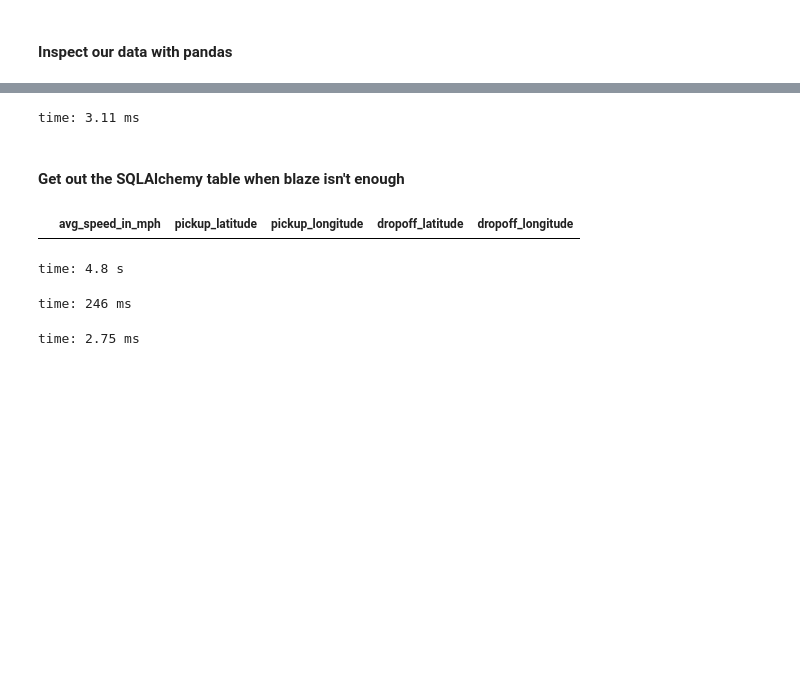
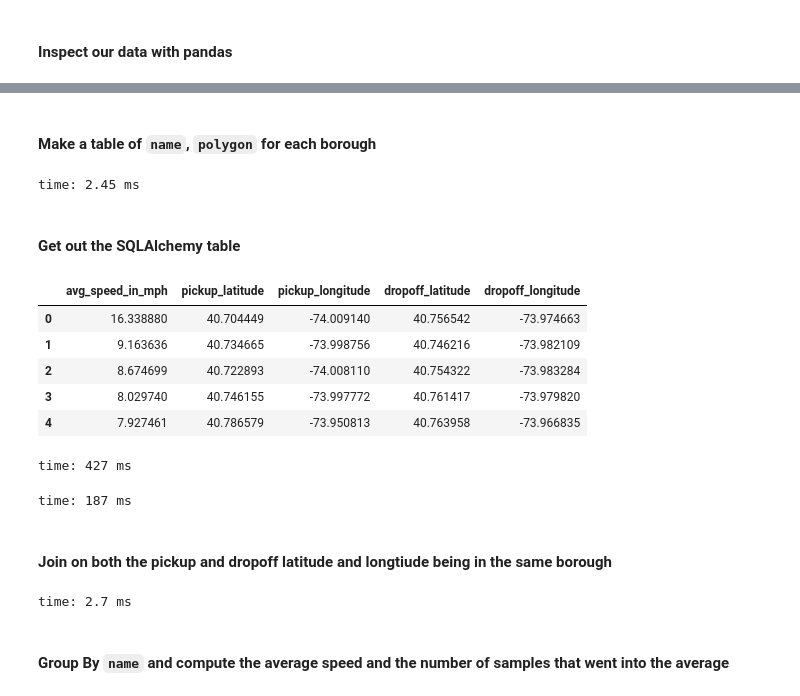
Before and after one commit to cpcloud/strata-nyc-2015, a Jupyter notebook: Strata NYC 2015-postgres.ipynb, the cells around one changed output, grey strips where cells are left out. Saved outputs shown, nothing was run; the diff lists cells and outputs as text; code cells hidden in the pictures; blank space fills up the shorter version.

```diff
--- a/Strata NYC 2015-postgres.ipynb
+++ b/Strata NYC 2015-postgres.ipynb
@@ -12,3 +37,3 @@ time: 1.72 s
 # %%
-d = Data('postgresql://localhost::nyc')
+d = Data('postgresql://localhost/nyc::bigsample')
 # %% [output]
@@ -34,4 +77,8 @@ time: 3.35 ms
 # %%
-max_distance = haversine_distance(start=[40.477399, -74.259090], stop=[40.917577, -73.700272])
+max_distance = d.data.bind.execute(
+    sa.select([
+        f.point(40.477399, -74.259090).op('<@>')(f.point(40.917577, -73.700272))
+    ])
+).scalar()
 max_distance
 # %% [output]
@@ -60,10 +127,6 @@ time: 108 ms
 # %% [markdown]
 ## Add a column containing the average speed in MPH
 # %%
-computed_distance = haversine_distance(start=[valid.pickup_latitude, valid.pickup_longitude],
-                                       stop=[valid.dropoff_latitude, valid.dropoff_longitude])
 trip_time_in_hours = valid.trip_time_in_secs.coerce('float64') / 3600.0
-calcd = transform(valid,
-                  avg_speed_in_mph=valid.trip_distance / trip_time_in_hours,
-                  trip_time_in_hours=trip_time_in_hours)
+calcd = transform(valid, avg_speed_in_mph=valid.trip_distance / trip_time_in_hours)
 # %% [output]
@@ -223,34 +371,45 @@ time: 210 ms
+# %% [markdown]
+#### Make a table of `name`, `polygon` for each borough
 # %%
 bounds = sa.select([
     boros.c.name,
-    sa.func.box(sa.func.point(sa.func.min(boros.c.lon),
-                              sa.func.min(boros.c.lat)),
-                sa.func.point(sa.func.max(boros.c.lon),
-                              sa.func.max(boros.c.lat))).label('boro_box')
+    f.box(
+        f.point(f.min(boros.c.lon), f.min(boros.c.lat)),
+        f.point(f.max(boros.c.lon), f.max(boros.c.lat))
+    ).label('boro_box')
 ]).group_by(boros.c.name).alias()
 # %% [output]
-time: 3.11 ms
+time: 2.45 ms
 # %% [markdown]
-#### Get out the SQLAlchemy table when blaze isn't enough
+#### Get out the SQLAlchemy table
 # %%
-data
+data.head(5)
 # %% [output]
 |  | avg_speed_in_mph | pickup_latitude | pickup_longitude | dropoff_latitude | dropoff_longitude |
+| 0 | 16.338880 | 40.704449 | -74.009140 | 40.756542 | -73.974663 |
+| 1 | 9.163636 | 40.734665 | -73.998756 | 40.746216 | -73.982109 |
+| 2 | 8.674699 | 40.722893 | -74.008110 | 40.754322 | -73.983284 |
+| 3 | 8.029740 | 40.746155 | -73.997772 | 40.761417 | -73.979820 |
+| 4 | 7.927461 | 40.786579 | -73.950813 | 40.763958 | -73.966835 |
-time: 4.8 s
+time: 427 ms
 # %%
 nyc = compute(data).alias()
 # %% [output]
-time: 246 ms
+time: 187 ms
+# %% [markdown]
+#### Join on both the pickup and dropoff latitude and longtiude being in the same borough
 # %%
 joined = nyc.join(
     bounds,
-    onclause=sa.func.lseg(
-        sa.func.point(nyc.c.pickup_longitude, nyc.c.pickup_latitude),
-        sa.func.point(nyc.c.dropoff_longitude, nyc.c.dropoff_latitude)
+    onclause=f.lseg(
+        f.point(nyc.c.pickup_longitude, nyc.c.pickup_latitude),
+        f.point(nyc.c.dropoff_longitude, nyc.c.dropoff_latitude)
     ).op('<@')(bounds.c.boro_box)
 )
 # %% [output]
-time: 2.75 ms
+time: 2.7 ms
+# %% [markdown]
+#### Group By `name` and compute the average speed and the number of samples that went into the average
 # %%
 sel = sa.select([
     bounds.c.name,
```
Also changed, not shown: parts of 54 cells of this notebook, 1 other file.
